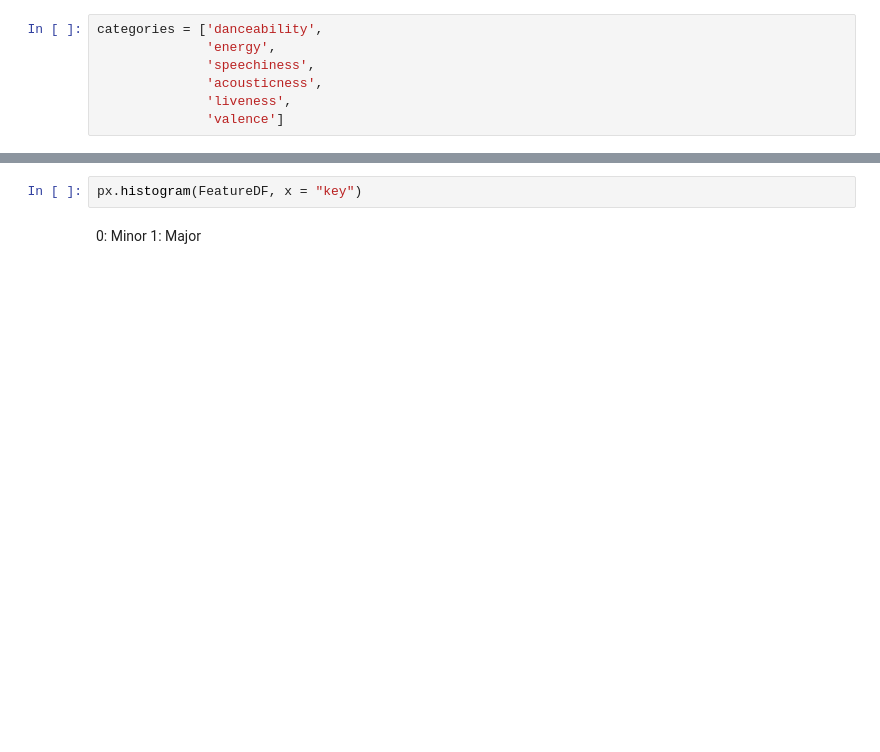
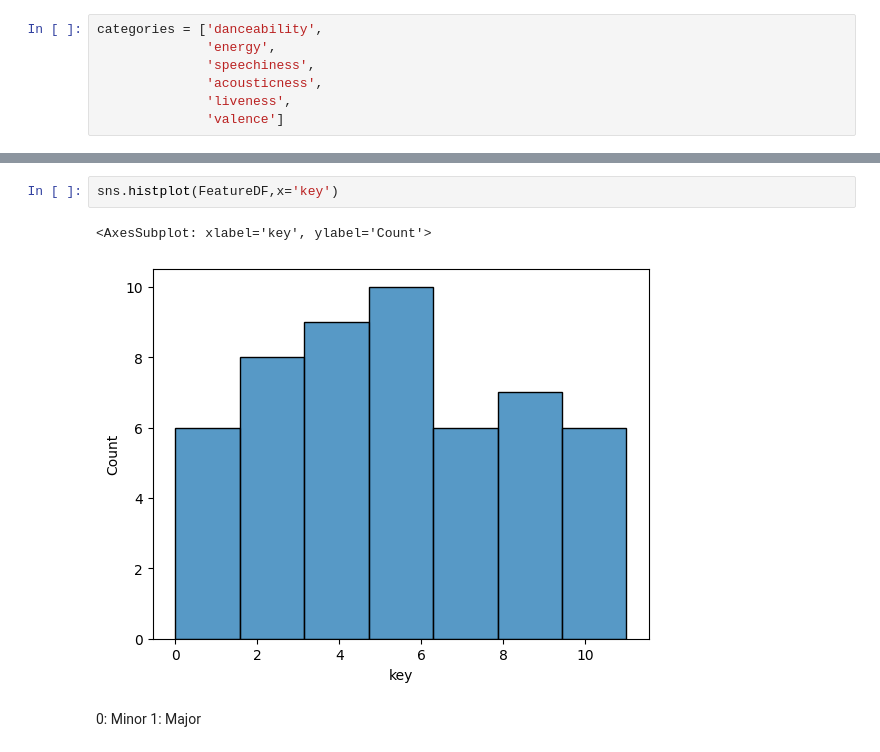
Before and after one commit to prrrathm/spotipy-analysis, a Jupyter notebook: DAVProjectFinal.ipynb, the cells around one changed output, grey strips where cells are left out. Drawn from its saved outputs; the diff is of its cells as text; blank space fills up the shorter version.

```diff
--- a/DAVProjectFinal.ipynb
+++ b/DAVProjectFinal.ipynb
@@ -68,5 +81,8 @@ categories = ['danceability',
 # %%
-px.histogram(FeatureDF, x = "key")
+sns.histplot(FeatureDF,x='key')
+# %% [output]
+<AxesSubplot: xlabel='key', ylabel='Count'>
+[figure, added]
 # %% [markdown]
 0: Minor
 1: Major
```
Also changed, not shown: parts of 7 cells of this notebook.
